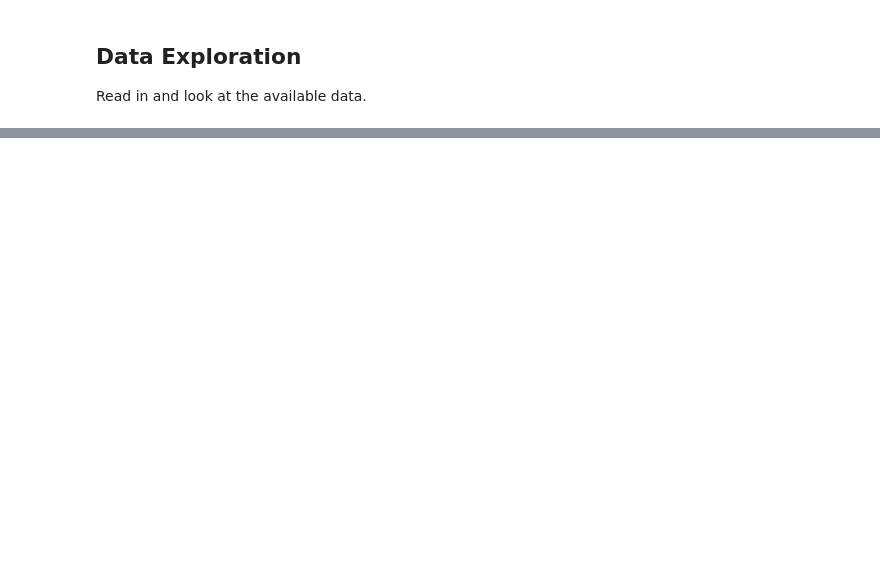
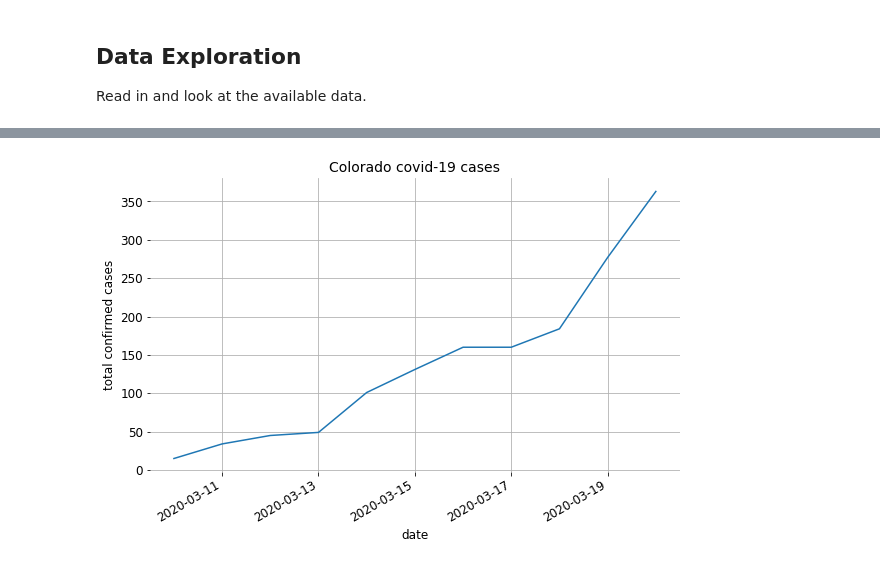
Before and after one commit to sdwebb/covid-19_analysis, a Jupyter notebook: notebooks/covid-19_analysis.ipynb, the cells around one changed output, grey strips where cells are left out. Cells and saved outputs as stored; diff of their text form; code cells hidden in the pictures; blank space fills up the shorter version.

```diff
--- a/notebooks/covid-19_analysis.ipynb
+++ b/notebooks/covid-19_analysis.ipynb
@@ -84,0 +129,30 @@ cv19_recovered_else = cv19_recovered.loc[cv19_recovered['Country/Region'] != 'US
+# %%
+# a useful function
+def compute_total_confirmed(df):
+    """Computes the totals on a fixed date for a dataframe with multiple regions
+
+    Returns:
+    unique_dates : list
+    total_values : list"""
+
+    unique_dates = df['Date'].unique()
+    total_values = [np.sum(df.loc[df['Date'] == date].Value) for date in unique_dates]
+
+    return np.array(unique_dates), np.array(total_values)
+# %%
+state = 'Colorado'
+unique_dates, total_values = compute_total_confirmed(
+    cv19_confirmed_US.loc[cv19_confirmed_US['Province/State'] == state]
+        )
+
+outbreak = np.where(np.array(total_values) > 0)[0]
+
+fig, ax = plt.subplots()
+ax.plot(unique_dates[outbreak], total_values[outbreak])
+ax.grid()
+ax.set_xlabel('date')
+ax.set_ylabel('total confirmed cases')
+ax.set_title('{} covid-19 cases'.format(state))
+fig.autofmt_xdate();
+# %% [output]
+[figure, added]
```
Also changed, not shown: parts of 7 cells of this notebook.
